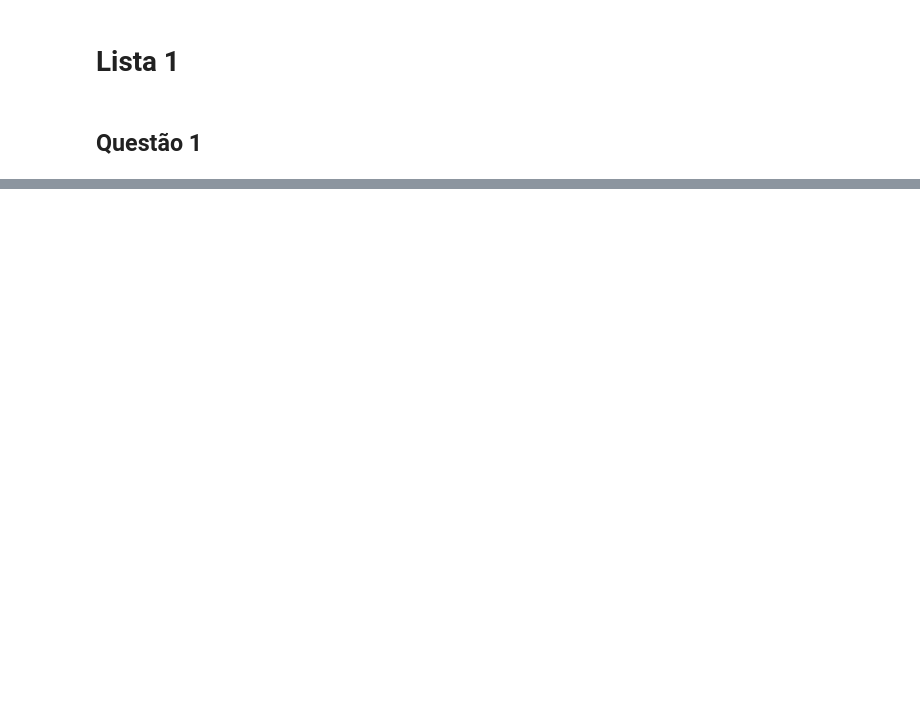
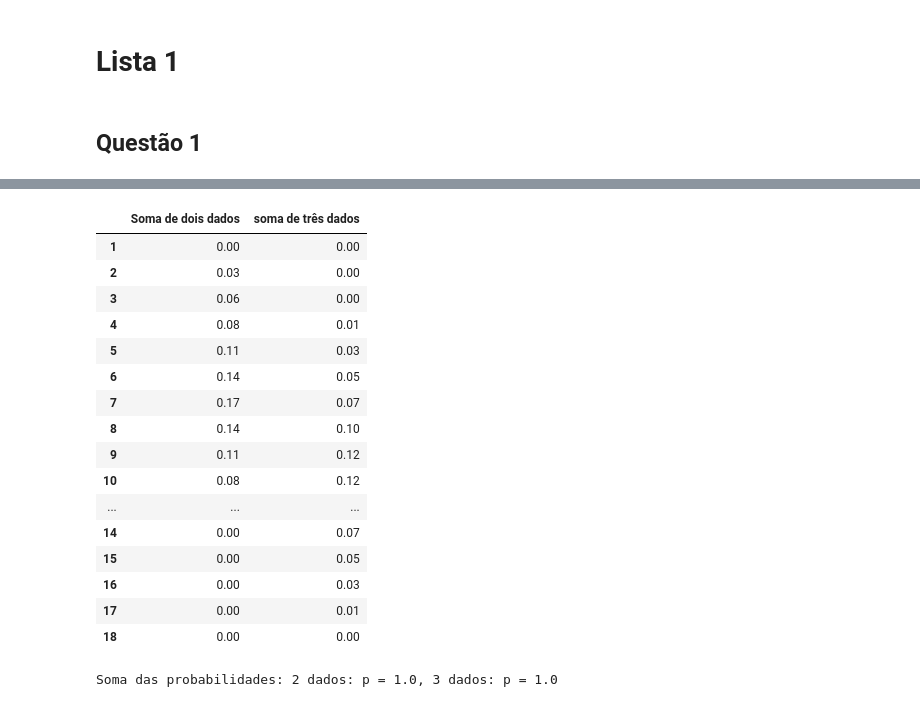
Before and after one commit to binado/statistics-problem-sets, a Jupyter notebook: notebooks/problem-set-1.ipynb, the cells around one changed output, grey strips where cells are left out. Cells and saved outputs as stored; diff of their text form; code cells hidden in the pictures; blank space fills up the shorter version.

```diff
--- a/notebooks/problem-set-1.ipynb
+++ b/notebooks/problem-set-1.ipynb
@@ -76,0 +195,47 @@ em uma partida de futebol: 47.6%
+# %%
+def dice_prob(val, n):
+    if val < 1 or val > n:
+        return 0.
+    return 1. / n
+
+def two_die_sum(total, n):
+    prob = 0
+    for i in range(1, n + 1):
+        prob += dice_prob(i, n) * dice_prob(total - i, n)
+    return prob
+
+def three_die_sum(total, n):
+    prob = 0
+    for i in range(1, n + 1):
+        prob += dice_prob(i, n) * two_die_sum(total - i, n)
+    return prob
+
+ndice = 6
+total_arr = np.arange(1, 3 * ndice + 1)
+two_die_sum_arr = [two_die_sum(i, ndice) for i in total_arr]
+three_die_sum_arr = [three_die_sum(i, ndice) for i in total_arr]
+
+data = np.stack((two_die_sum_arr, three_die_sum_arr), axis=-1)
+total_sum_prob = np.sum(data, axis=0)
+die_pd = pd.DataFrame(data, index=total_arr, columns=['Soma de dois dados', 'soma de três dados'])
+display(die_pd)
+print(f"Soma das probabilidades: 2 dados: p = {total_sum_prob[0]:.1f}, 3 dados: p = {total_sum_prob[1]:.1f}")
+# %% [output]
+|  | Soma de dois dados | soma de três dados |
+| 1 | 0.00 | 0.00 |
+| 2 | 0.03 | 0.00 |
+| 3 | 0.06 | 0.00 |
+| 4 | 0.08 | 0.01 |
+| 5 | 0.11 | 0.03 |
+| 6 | 0.14 | 0.05 |
+| 7 | 0.17 | 0.07 |
+| 8 | 0.14 | 0.10 |
+| 9 | 0.11 | 0.12 |
+| 10 | 0.08 | 0.12 |
+| ... | ... | ... |
+| 14 | 0.00 | 0.07 |
+| 15 | 0.00 | 0.05 |
+| 16 | 0.00 | 0.03 |
+| 17 | 0.00 | 0.01 |
+| 18 | 0.00 | 0.00 |
+Soma das probabilidades: 2 dados: p = 1.0, 3 dados: p = 1.0
```
Also changed, not shown: parts of 7 cells of this notebook.
